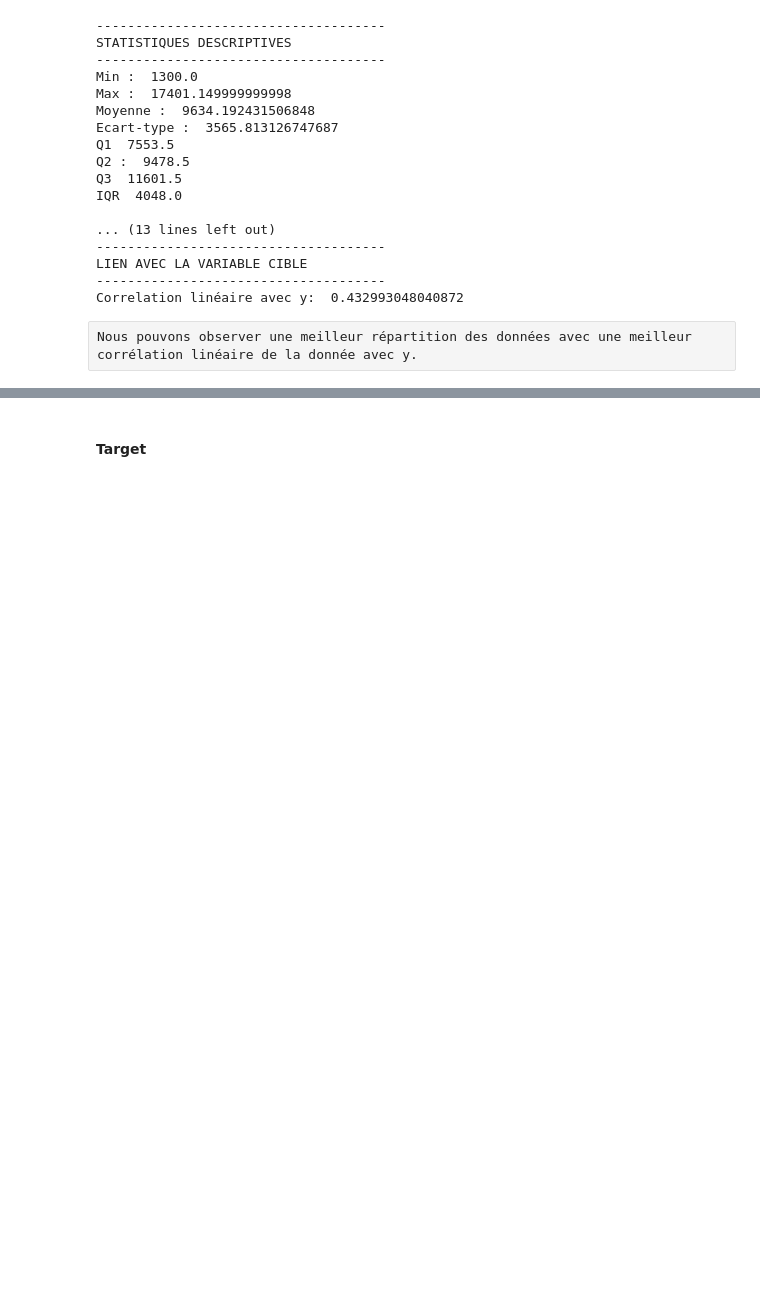
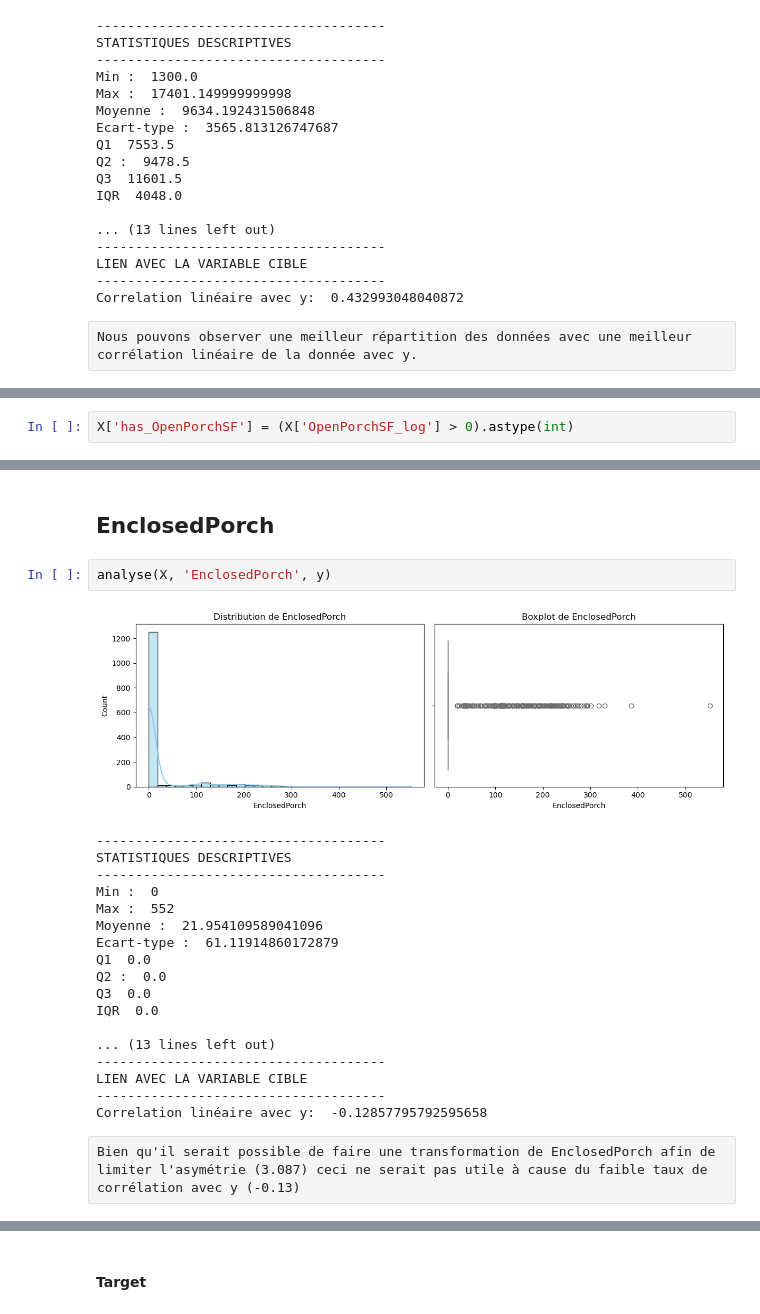
Before and after one commit to QuentinGense-hub/House-Prices---Advanced-Regression-Techniques, a Jupyter notebook: Script_immo.ipynb, the cells around one changed output, grey strips where cells are left out. Drawn from its saved outputs; the diff is of its cells as text; blank space fills up the shorter version.

```diff
--- a/Script_immo.ipynb
+++ b/Script_immo.ipynb
@@ -928,0 +1008,2 @@ Nous pouvons observer une meilleur répartition des données avec une meilleur c
+# %%
+X['has_OpenPorchSF'] = (X['OpenPorchSF_log'] > 0).astype(int)
@@ -928,0 +1012,25 @@ Nous pouvons observer une meilleur répartition des données avec une meilleur c
+# %% [markdown]
+## EnclosedPorch
+# %%
+analyse(X, 'EnclosedPorch', y)
+# %% [output]
+[figure, added]
+-------------------------------------
+STATISTIQUES DESCRIPTIVES
+-------------------------------------
+Min :  0
+Max :  552
+Moyenne :  21.954109589041096
+Ecart-type :  61.11914860172879
+Q1  0.0
+Q2 :  0.0
+Q3  0.0
+IQR  0.0
+
+... (13 lines left out)
+-------------------------------------
+LIEN AVEC LA VARIABLE CIBLE
+-------------------------------------
+Correlation linéaire avec y:  -0.12857795792595658
+# %% [raw]
+Bien qu'il serait possible de faire une transformation de EnclosedPorch afin de limiter l'asymétrie (3.087) ceci ne serait pas utile à cause du faible taux de corrélation avec y (-0.13)
```
Also changed, not shown: parts of 49 cells of this notebook.
